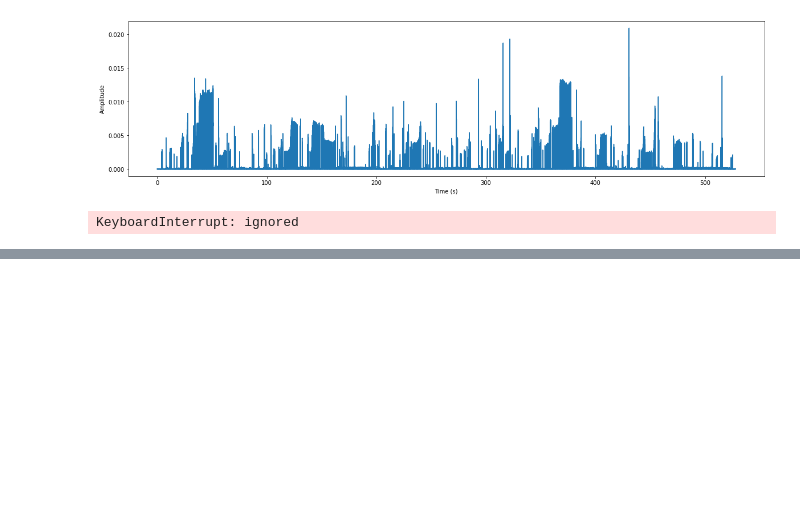
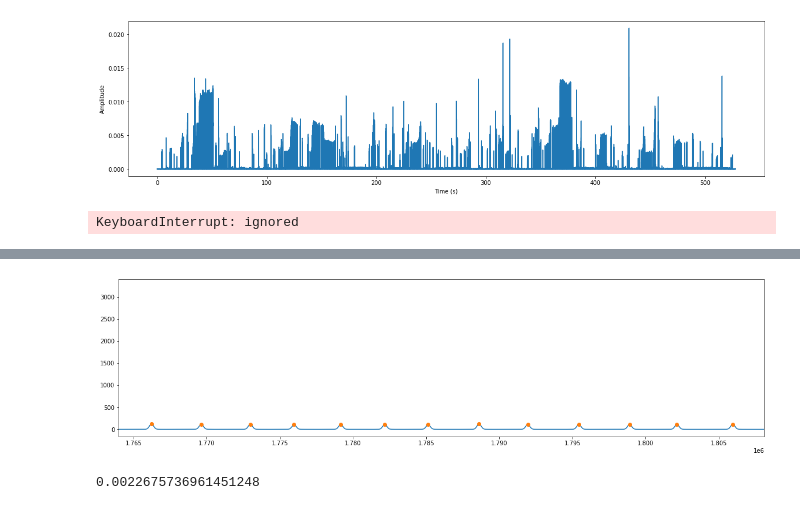
Before and after one commit to james-bole-pan/Xenopus_signal_processing, a Jupyter notebook: Wave_Envelope.ipynb, the cells around one changed output, grey strips where cells are left out. Drawn from its saved outputs; the diff is of its cells as text; code cells hidden in the pictures; blank space fills up the shorter version.

```diff
--- a/Wave_Envelope.ipynb
+++ b/Wave_Envelope.ipynb
@@ -87,0 +113,12 @@ array([0, 1])
+# %%
+plt.figure(figsize=(20,5))
+plt.plot(y_smoothed)
+plt.plot(peaks, y_smoothed[peaks], 'o')
+plt.xlim(40*44100, 41*44100)
+plt.show()
+# %% [output]
+[figure, added]
+# %%
+100/44100
+# %% [output]
+0.0022675736961451248
```
Also changed, not shown: parts of 10 cells of this notebook.
